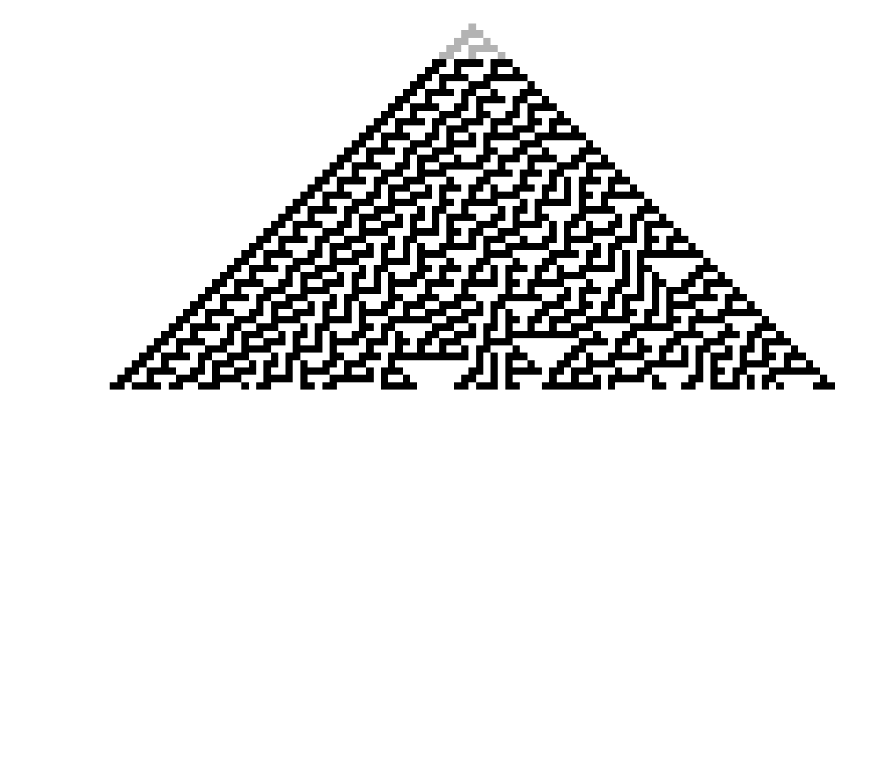
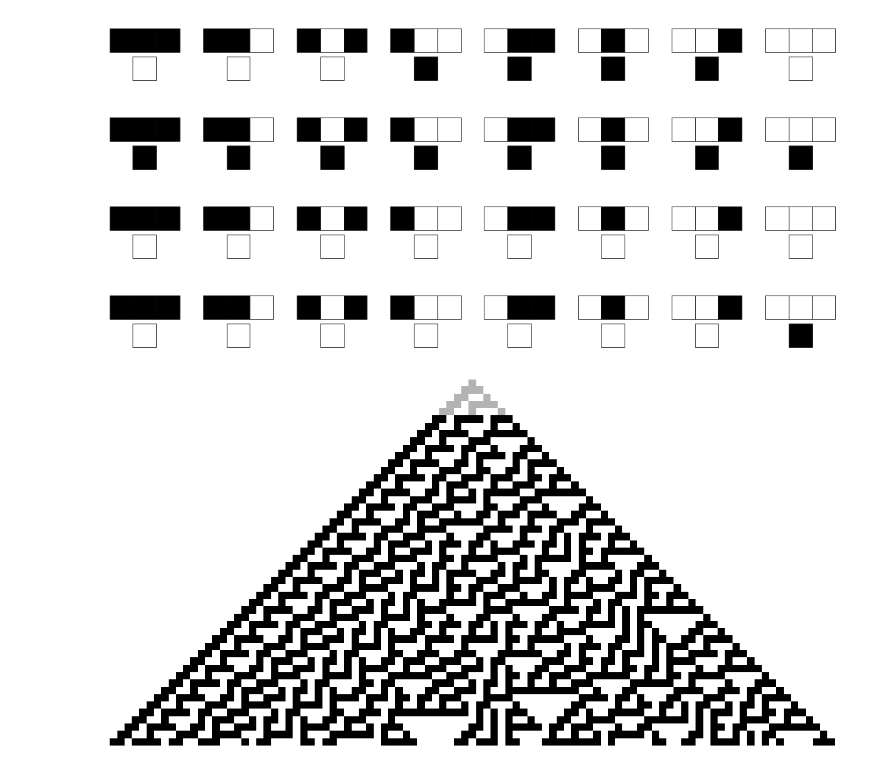
Before and after one commit to orome/automata-py, a Jupyter notebook: demo.ipynb, the cells around one changed output. Drawn from its saved outputs; the diff is of its cells as text; code cells hidden in the pictures; blank space fills up the shorter version.

Commit message:
Add rule display

```diff
--- a/demo.ipynb
+++ b/demo.ipynb
@@ -7,6 +7,16 @@ from ipywidgets import interact #, interactive, fixed, interact_manual
 from automata import *
 # %%
 # CellularAutomata(30, [-1, 1], frame_steps=50).display(highlight('width'=10, 'steps'=20, 'start_step'=0, 'offset'=-5)
+# %%
+CellularAutomata(30, [0], frame_steps=50).display_rule(fig_width=10)
+CellularAutomata(255, [0], frame_steps=90).display_rule(fig_width=10)
+CellularAutomata(0, [0], frame_steps=90).display_rule(fig_width=10)
+CellularAutomata(1, [0], frame_steps=90).display_rule(fig_width=10)
+# %% [output]
+[figure, added]
+[figure, added]
+[figure, added]
+[figure, added]
 # %%
 CellularAutomata(30, [0], frame_steps=50).display(highlights=[HighlightBounds(5)])
 # %% [output]
```
Also changed, not shown: 2 other files.
